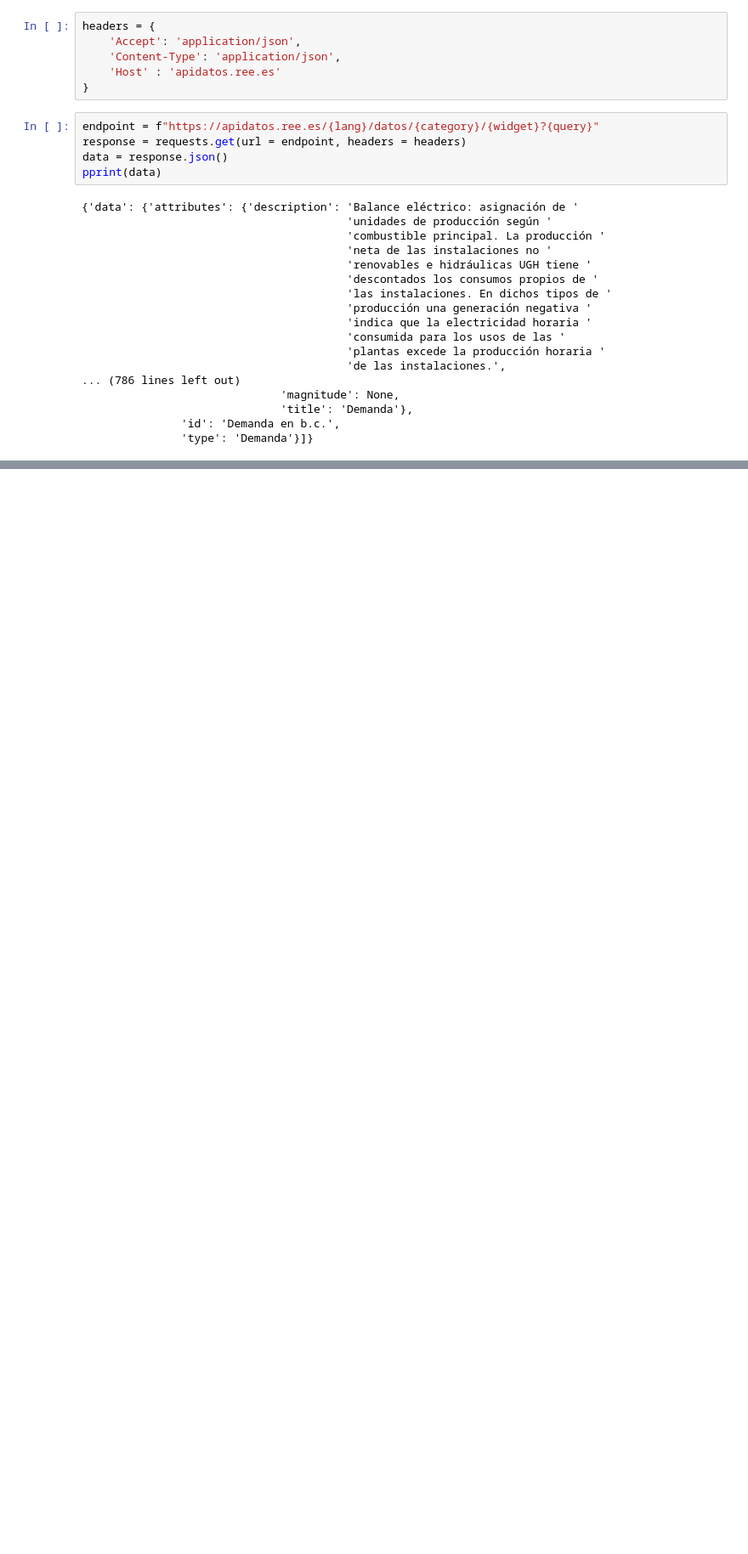
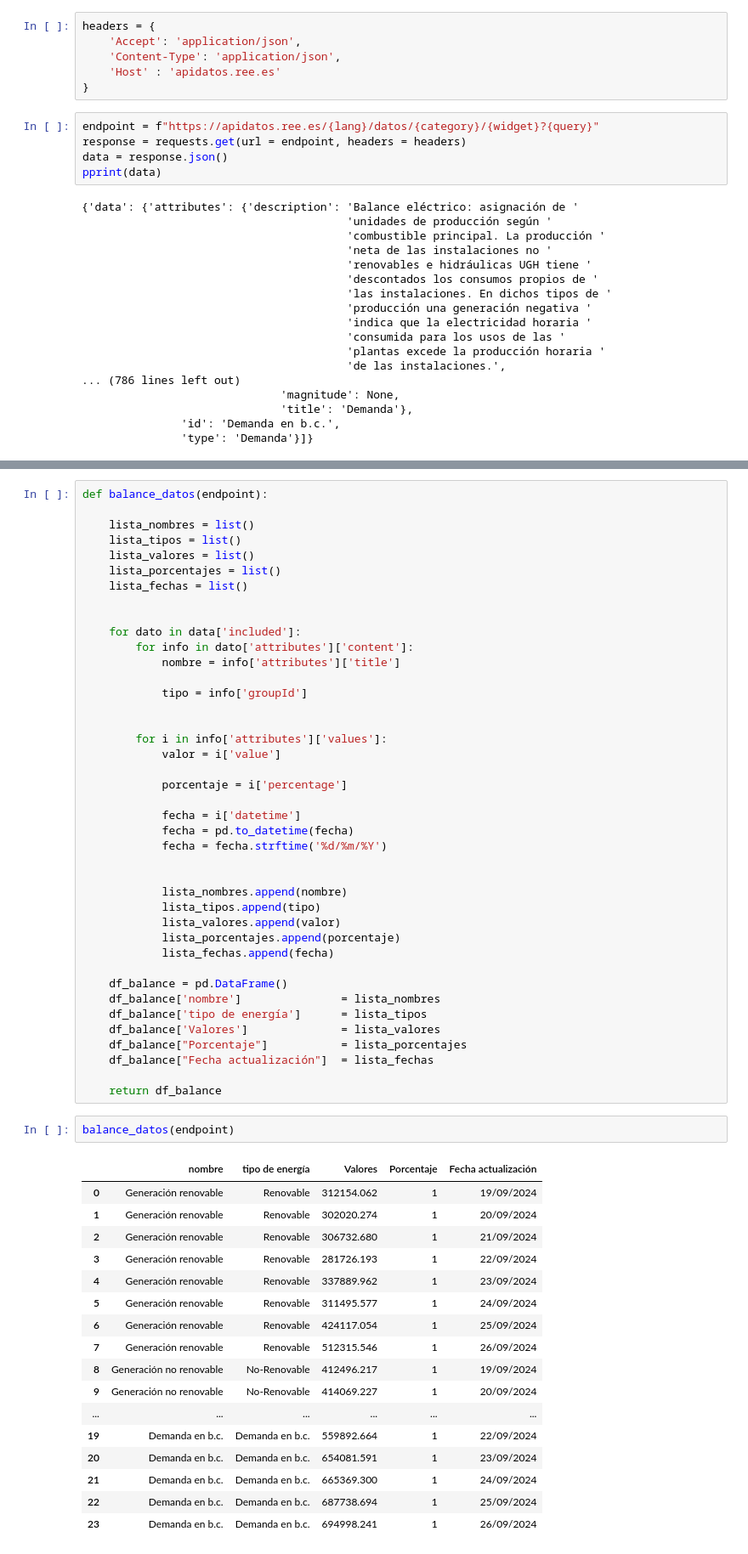
Before and after one commit to AcostaJoaquin/PFB-Grupo-B, a Jupyter notebook: notebooks/datosdebalance.ipynb, the cells around one changed output, grey strips where cells are left out. Shown at 85% size. Saved outputs shown, nothing was run; the diff lists cells and outputs as text; blank space fills up the shorter version.

Commit message:
Actualización notebooks datos demanda y balance
-Arreglo de datos demanda
-Retoque en datos balance

Co-Authored-By: Harillo <140201668+HarilloP@users.noreply.github.com>

```diff
--- a/notebooks/datosdebalance.ipynb
+++ b/notebooks/datosdebalance.ipynb
@@ -181,0 +114,61 @@ df
+# %%
+def balance_datos(endpoint):
+
+    lista_nombres = list()
+    lista_tipos = list()
+    lista_valores = list()
+    lista_porcentajes = list()
+    lista_fechas = list()
+
+
+    for dato in data['included']:
+        for info in dato['attributes']['content']:
+            nombre = info['attributes']['title']
+
+            tipo = info['groupId']
+
+
+        for i in info['attributes']['values']:
+            valor = i['value']
+
+            porcentaje = i['percentage']
+
+            fecha = i['datetime']
+            fecha = pd.to_datetime(fecha)
+            fecha = fecha.strftime('%d/%m/%Y')
+
+
+            lista_nombres.append(nombre)
+            lista_tipos.append(tipo)
+            lista_valores.append(valor)
+            lista_porcentajes.append(porcentaje)
+            lista_fechas.append(fecha)
+
+    df_balance = pd.DataFrame()
+    df_balance['nombre']               = lista_nombres
+    df_balance['tipo de energía']      = lista_tipos
+    df_balance['Valores']              = lista_valores
+    df_balance["Porcentaje"]           = lista_porcentajes
+    df_balance["Fecha actualización"]  = lista_fechas
+
+    return df_balance
+# %%
+balance_datos(endpoint)
+# %% [output]
+|  | nombre | tipo de energía | Valores | Porcentaje | Fecha actualización |
+| 0 | Generación renovable | Renovable | 312154.062 | 1 | 19/09/2024 |
+| 1 | Generación renovable | Renovable | 302020.274 | 1 | 20/09/2024 |
+| 2 | Generación renovable | Renovable | 306732.680 | 1 | 21/09/2024 |
+| 3 | Generación renovable | Renovable | 281726.193 | 1 | 22/09/2024 |
+| 4 | Generación renovable | Renovable | 337889.962 | 1 | 23/09/2024 |
+| 5 | Generación renovable | Renovable | 311495.577 | 1 | 24/09/2024 |
+| 6 | Generación renovable | Renovable | 424117.054 | 1 | 25/09/2024 |
+| 7 | Generación renovable | Renovable | 512315.546 | 1 | 26/09/2024 |
+| 8 | Generación no renovable | No-Renovable | 412496.217 | 1 | 19/09/2024 |
+| 9 | Generación no renovable | No-Renovable | 414069.227 | 1 | 20/09/2024 |
+| ... | ... | ... | ... | ... | ... |
+| 19 | Demanda en b.c. | Demanda en b.c. | 559892.664 | 1 | 22/09/2024 |
+| 20 | Demanda en b.c. | Demanda en b.c. | 654081.591 | 1 | 23/09/2024 |
+| 21 | Demanda en b.c. | Demanda en b.c. | 665369.300 | 1 | 24/09/2024 |
+| 22 | Demanda en b.c. | Demanda en b.c. | 687738.694 | 1 | 25/09/2024 |
+| 23 | Demanda en b.c. | Demanda en b.c. | 694998.241 | 1 | 26/09/2024 |
```
Also changed, not shown: parts of 6 cells of this notebook, 3 other files.
